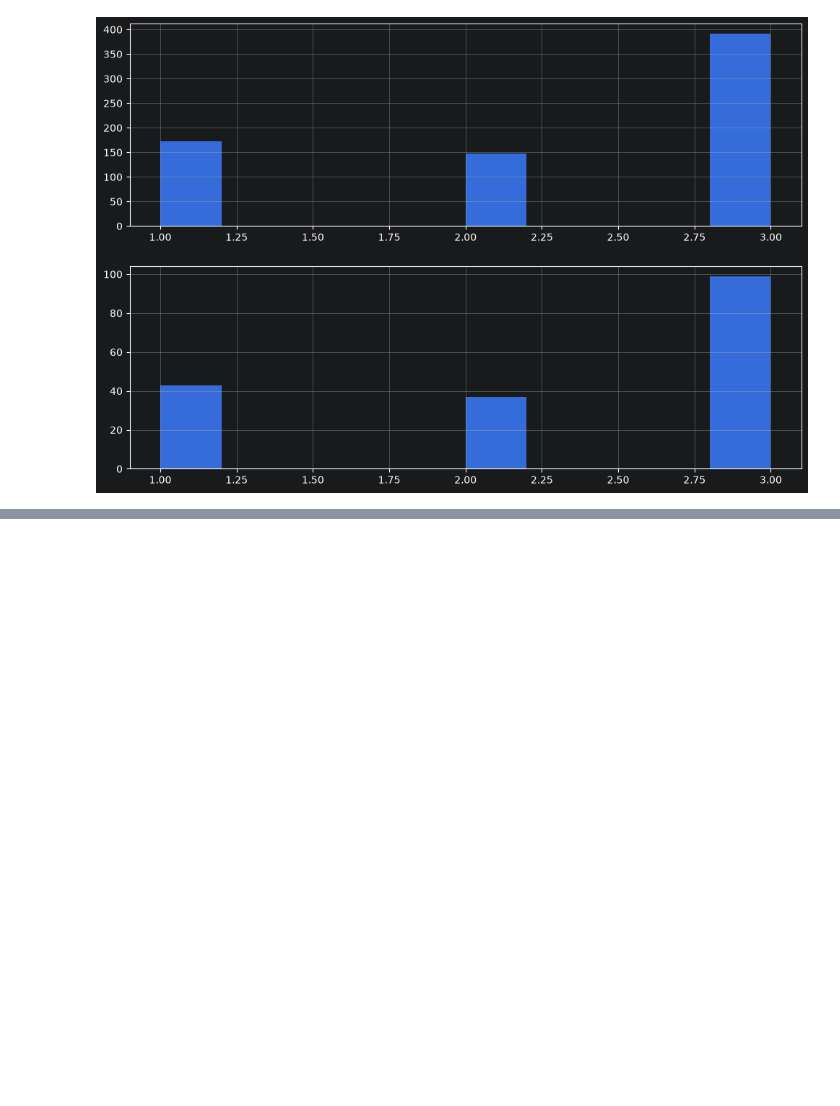
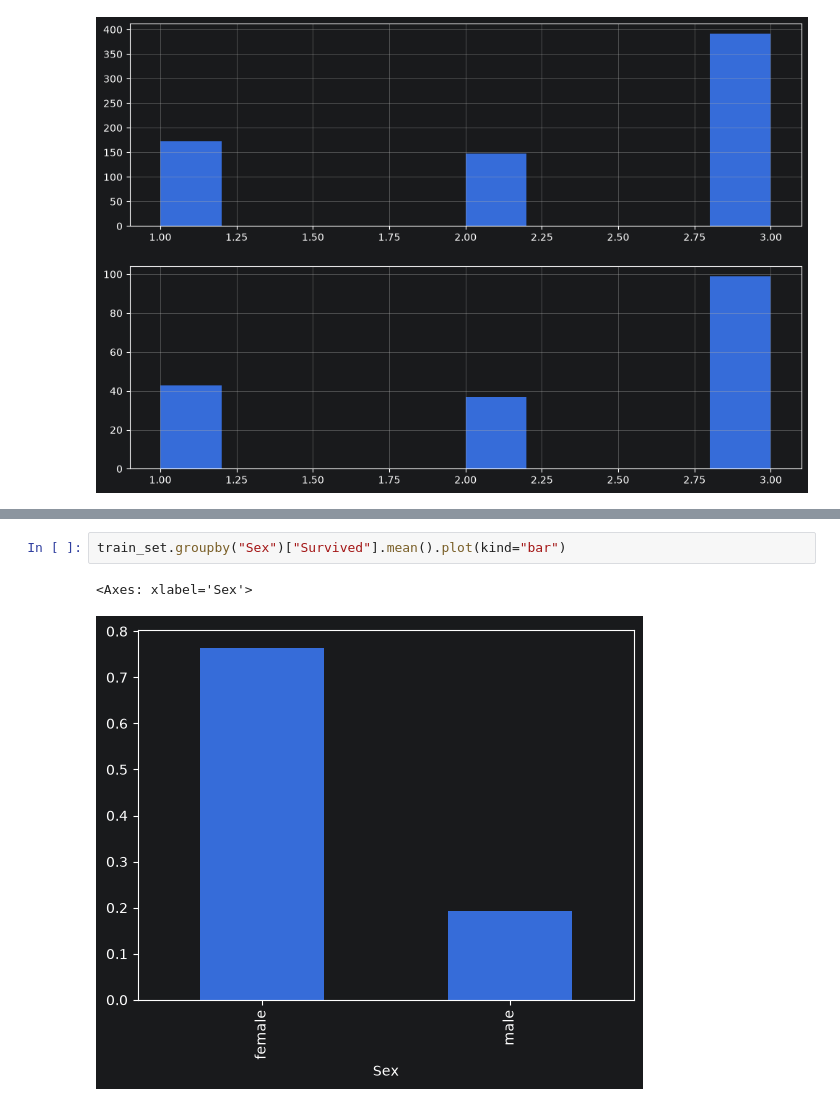
Before and after one commit to chc216/titanic-ml, a Jupyter notebook: notebooks/01-eda.ipynb, the cells around one changed output, grey strips where cells are left out. Cells and saved outputs as stored; diff of their text form; blank space fills up the shorter version.

```diff
--- a/notebooks/01-eda.ipynb
+++ b/notebooks/01-eda.ipynb
@@ -161,0 +240,5 @@ plt.show()
+# %%
+train_set.groupby("Sex")["Survived"].mean().plot(kind="bar")
+# %% [output]
+<Axes: xlabel='Sex'>
+[figure, added]
```
Also changed, not shown: parts of 23 cells of this notebook.
